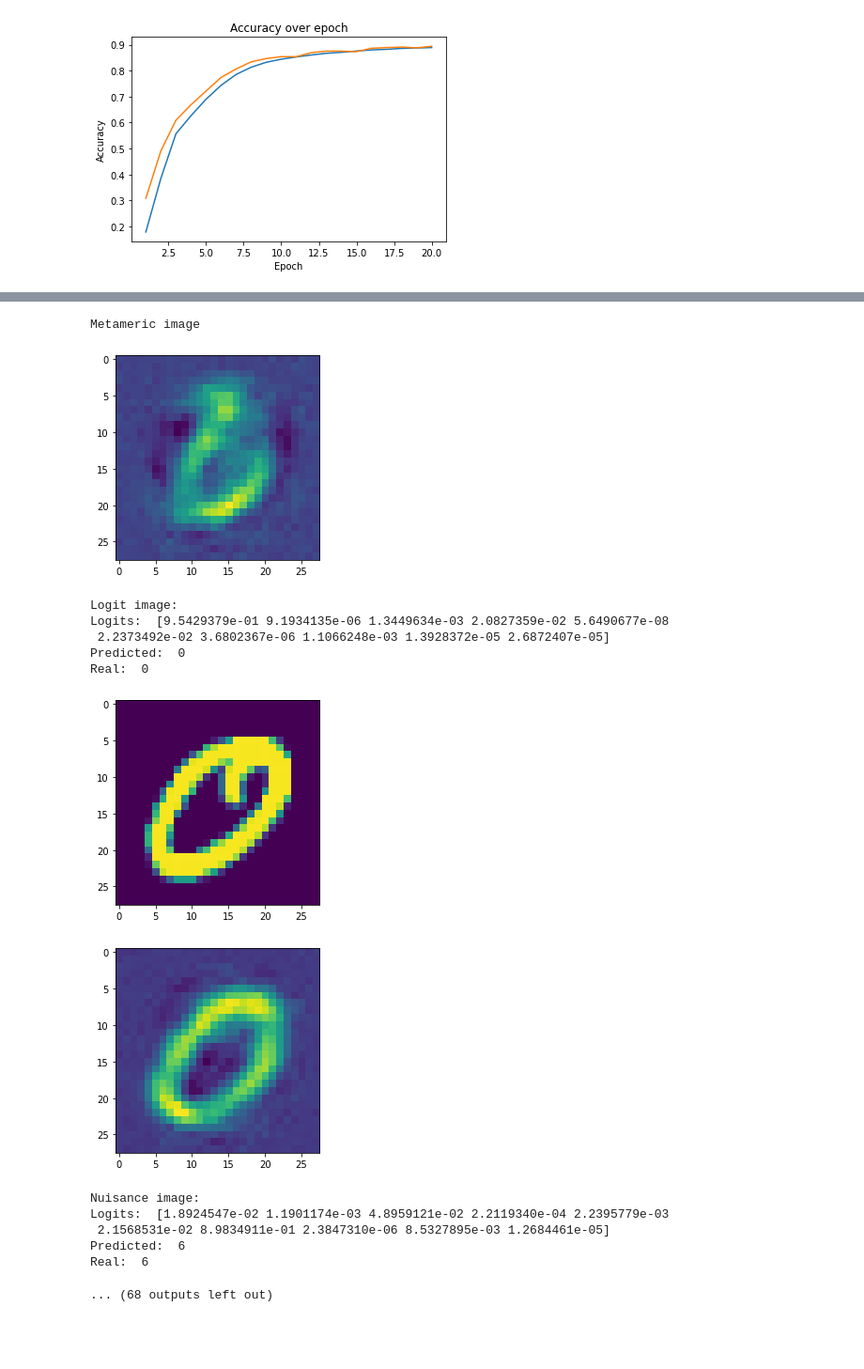
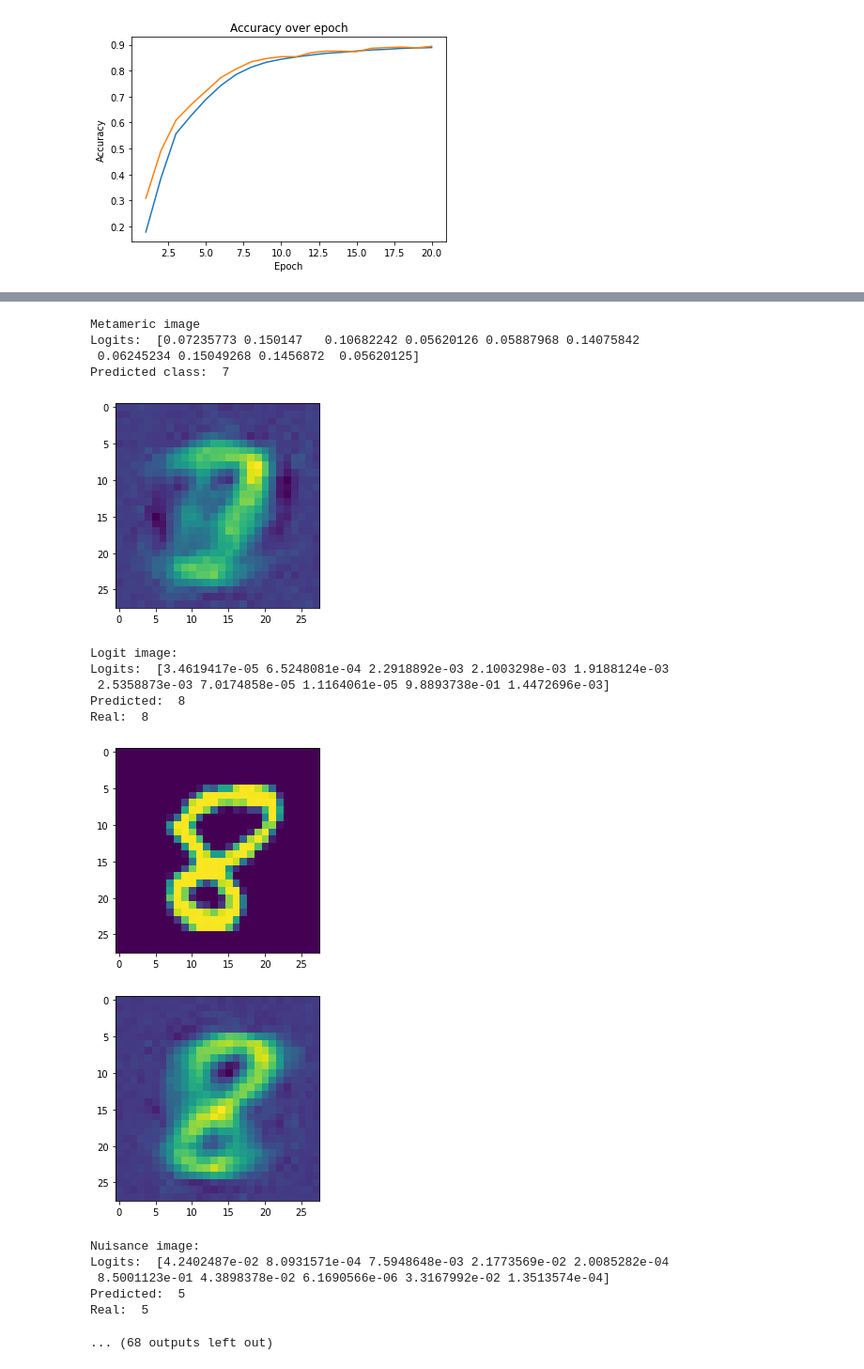
Before and after one commit to sava-stepurin/graduate_work, a Jupyter notebook: MNIST_metameric_attack/MNIST.ipynb, the cells around one changed output, grey strips where cells are left out. Shown: that part at 94% size. Cells and saved outputs as stored; diff of their text form; code cells hidden in the pictures; blank space fills up the shorter version.

```diff
--- a/MNIST_metameric_attack/MNIST.ipynb
+++ b/MNIST_metameric_attack/MNIST.ipynb
@@ -75,5 +89,5 @@ class RevNet(tf.keras.Model):
 # %%
-model = RevNet()
+model = RevNet(without_nuisance=True)
 model.build((1, 28, 28, 1))
 model.summary()
 # %% [output]
@@ -121,7 +135,7 @@ for epoch in range(20):
         x_batch_train, y_batch_train = train.next()
 
         with tf.GradientTape() as tape:
-          logits, nuisance, pred_logits, pred_images = model(x_batch_train, training=True)
+          logits, nuisance, pred_logits, pred_images, _ = model(x_batch_train, training=True)
 
           ce_fn = tf.keras.losses.SparseCategoricalCrossentropy(from_logits=True)
           cross_ent = ce_fn(y_true=y_batch_train, y_pred=pred_logits)
@@ -140,7 +154,7 @@ for epoch in range(20):
     for step in range(int(np.ceil(len(X_test) / val.batch_size))):
         x_batch_val, y_batch_val = val.next()
 
-        logits, nuisance, pred_logits, pred_images = model(x_batch_val, training=False)
+        logits, nuisance, pred_logits, pred_images, _ = model(x_batch_val, training=False)
 
         ce_fn = tf.keras.losses.SparseCategoricalCrossentropy(from_logits=True)
         cross_ent = ce_fn(y_true=y_batch_val, y_pred=pred_logits)
@@ -214,8 +228,8 @@ def choose_images(model, img_gen=None, threshold=0.):
       logit_class = int(logit_class[0])
       nuisance_class = int(nuisance_class[0])
 
-      logit_logits, logit_nuisance, logit_pred, logit_image = model(logit_img, training=False)
-      nuisance_logits, nuisance_nuisance, nuisance_pred, nuisance_image = model(nuisance_img, training=False)
+      logit_logits, logit_nuisance, logit_pred, logit_image, _ = model(logit_img, training=False)
+      nuisance_logits, nuisance_nuisance, nuisance_pred, nuisance_image, _ = model(nuisance_img, training=False)
 
       logit_pred = tf.nn.softmax(logit_pred).numpy()[0]
       nuisance_pred = tf.nn.softmax(nuisance_pred).numpy()[0]
@@ -250,16 +264,20 @@ def choose_images(model, img_gen=None, threshold=0.):
     return logit_img, nuisance_img
 # %%
 test = imagegen.flow(X_test, y_test, shuffle=True, batch_size=1)
+model.load_weights("drive/My Drive/Диплом/mnist.hdf5")
 # %%
 for _ in range(10):
   logit_img, nuisance_img = choose_images(model, test, 0.6)
 
-  _, nuisance, _, _ = model(nuisance_img, training=False)
-  logits, _, _, _ = model(logit_img, training=False)
+  _, nuisance, _, _, _ = model(nuisance_img, training=False)
+  logits, _, _, _, _ = model(logit_img, training=False)
 
   print("Metameric image")
   met_array = tf.concat([logits, nuisance], axis=-1)
   metameric_img = model._decoder(met_array)
+  met_logits, _, _, _, _ = model(tf.reshape(metameric_img, (1, 28, 28, 1)), training=False)
+  print("Logits: ", tf.nn.softmax(met_logits).numpy()[0])
+  print("Predicted class: ", np.argmax(tf.nn.softmax(met_logits).numpy()[0]))
   plt.imshow(tf.reshape(metameric_img, (28, 28)).numpy())
   plt.show()
   print()
@@ -281,17 +299,20 @@ Real:  6
 Metameric image
+Logits:  [0.07235773 0.150147   0.10682242 0.05620126 0.05887968 0.14075842
+ 0.06245234 0.15049268 0.1456872  0.05620125]
+Predicted class:  7
-[figure, old version]
+[figure, new version]
 Logit image:
-Logits:  [9.5429379e-01 9.1934135e-06 1.3449634e-03 2.0827359e-02 5.6490677e-08
- 2.2373492e-02 3.6802367e-06 1.1066248e-03 1.3928372e-05 2.6872407e-05]
-Predicted:  0
-Real:  0
+Logits:  [3.4619417e-05 6.5248081e-04 2.2918892e-03 2.1003298e-03 1.9188124e-03
+ 2.5358873e-03 7.0174858e-05 1.1164061e-05 9.8893738e-01 1.4472696e-03]
+Predicted:  8
+Real:  8
-[figure, old version]
+[figure, new version]
-[figure, old version]
+[figure, new version]
 Nuisance image:
-Logits:  [1.8924547e-02 1.1901174e-03 4.8959121e-02 2.2119340e-04 2.2395779e-03
- 2.1568531e-02 8.9834911e-01 2.3847310e-06 8.5327895e-03 1.2684461e-05]
-Predicted:  6
-Real:  6
+Logits:  [4.2402487e-02 8.0931571e-04 7.5948648e-03 2.1773569e-02 2.0085282e-04
+ 8.5001123e-01 4.3898378e-02 6.1690566e-06 3.3167992e-02 1.3513574e-04]
+Predicted:  5
+Real:  5
 ... (68 outputs left out)
 # %%
 for _ in range(10):
```
Also changed, not shown: parts of 7 cells of this notebook.
